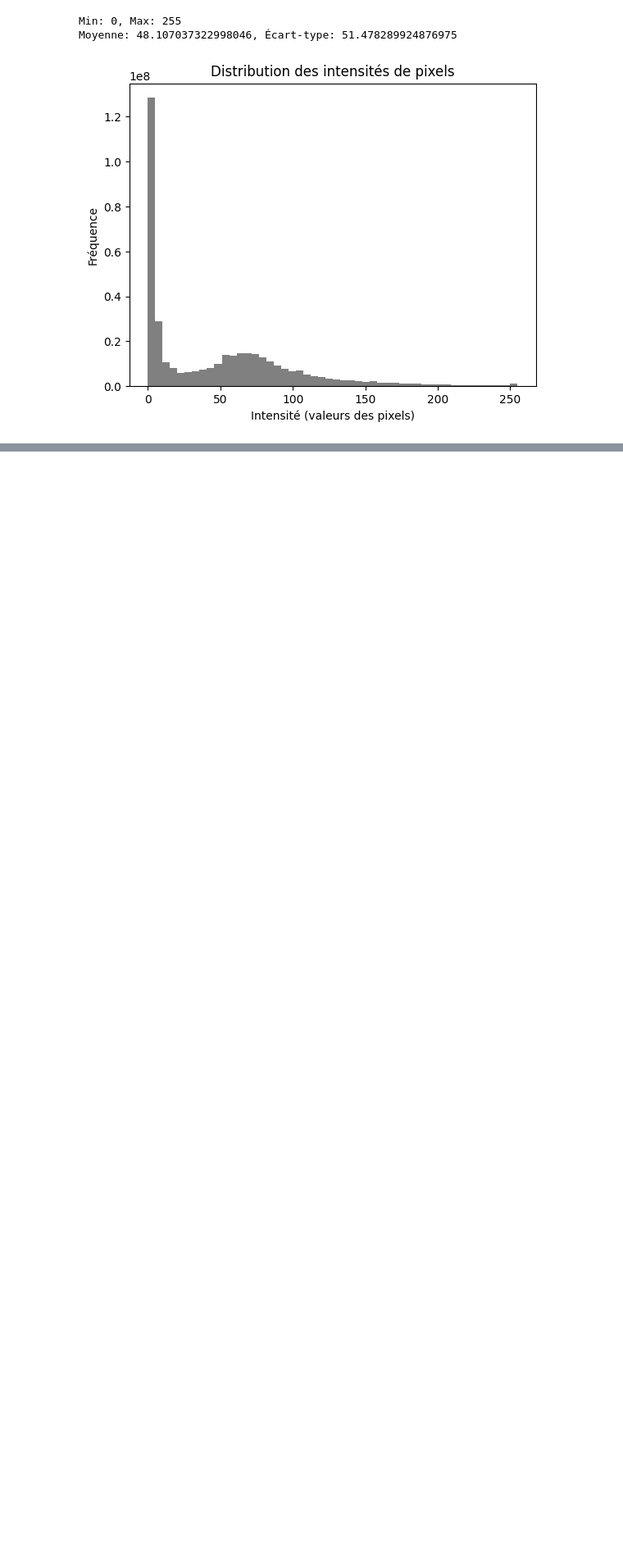
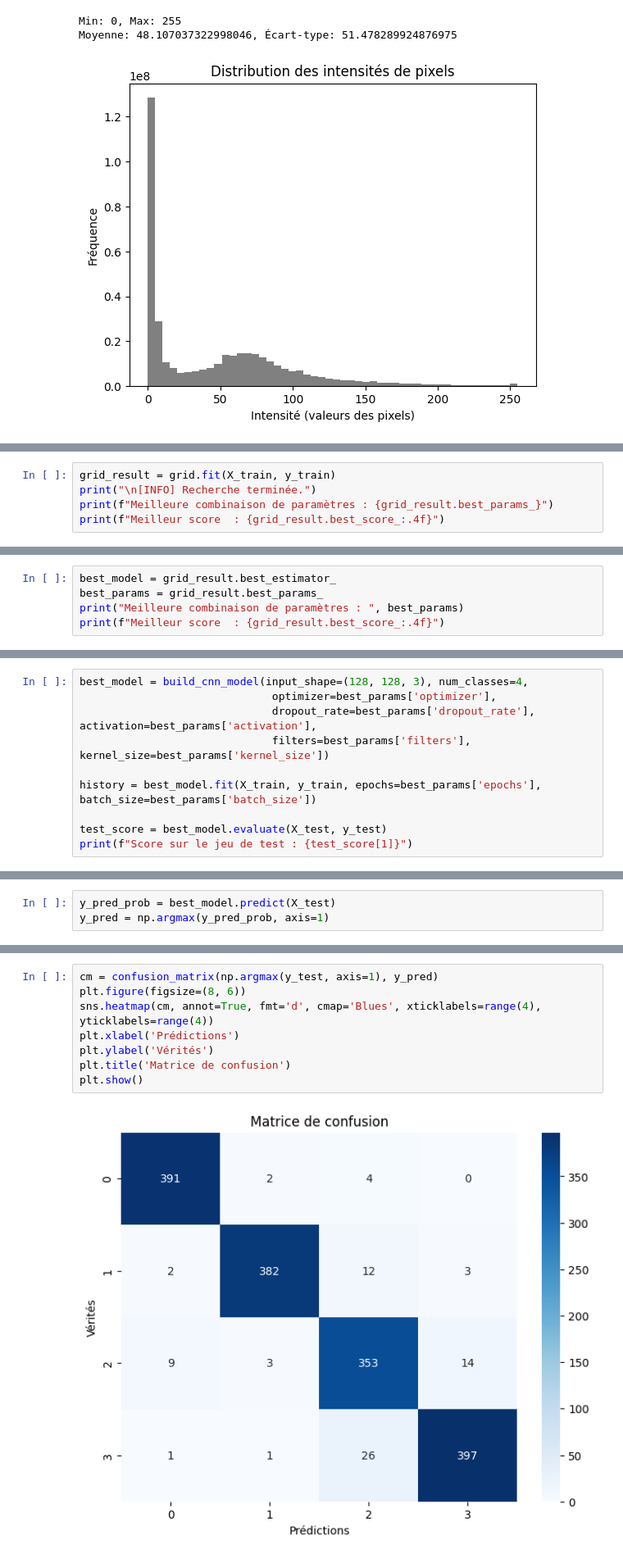
Before and after one commit to zmryasmine/ML-Excuses, a Jupyter notebook: ML-Excuses.ipynb, the cells around one changed output, grey strips where cells are left out. Shown at 82% size. Drawn from its saved outputs; the diff is of its cells as text; blank space fills up the shorter version.

```diff
--- a/ML-Excuses.ipynb
+++ b/ML-Excuses.ipynb
@@ -323,0 +483,5 @@ Moyenne: 48.107037322998046, Écart-type: 51.478289924876975
+# %%
+grid_result = grid.fit(X_train, y_train)
+print("\n[INFO] Recherche terminée.")
+print(f"Meilleure combinaison de paramètres : {grid_result.best_params_}")
+print(f"Meilleur score  : {grid_result.best_score_:.4f}")
@@ -323,0 +523,5 @@ Moyenne: 48.107037322998046, Écart-type: 51.478289924876975
+# %%
+best_model = grid_result.best_estimator_
+best_params = grid_result.best_params_
+print("Meilleure combinaison de paramètres : ", best_params)
+print(f"Meilleur score  : {grid_result.best_score_:.4f}")
@@ -323,0 +531,10 @@ Moyenne: 48.107037322998046, Écart-type: 51.478289924876975
+# %%
+best_model = build_cnn_model(input_shape=(128, 128, 3), num_classes=4,
+                              optimizer=best_params['optimizer'],
+                              dropout_rate=best_params['dropout_rate'], activation=best_params['activation'],
+                              filters=best_params['filters'], kernel_size=best_params['kernel_size'])
+
+history = best_model.fit(X_train, y_train, epochs=best_params['epochs'], batch_size=best_params['batch_size'])
+
+test_score = best_model.evaluate(X_test, y_test)
+print(f"Score sur le jeu de test : {test_score[1]}")
@@ -323,0 +577,3 @@ Moyenne: 48.107037322998046, Écart-type: 51.478289924876975
+# %%
+y_pred_prob = best_model.predict(X_test)
+y_pred = np.argmax(y_pred_prob, axis=1)
@@ -323,0 +582,10 @@ Moyenne: 48.107037322998046, Écart-type: 51.478289924876975
+# %%
+cm = confusion_matrix(np.argmax(y_test, axis=1), y_pred)
+plt.figure(figsize=(8, 6))
+sns.heatmap(cm, annot=True, fmt='d', cmap='Blues', xticklabels=range(4), yticklabels=range(4))
+plt.xlabel('Prédictions')
+plt.ylabel('Vérités')
+plt.title('Matrice de confusion')
+plt.show()
+# %% [output]
+[figure, added]
```
Also changed, not shown: parts of 53 cells of this notebook, 12 other files.
